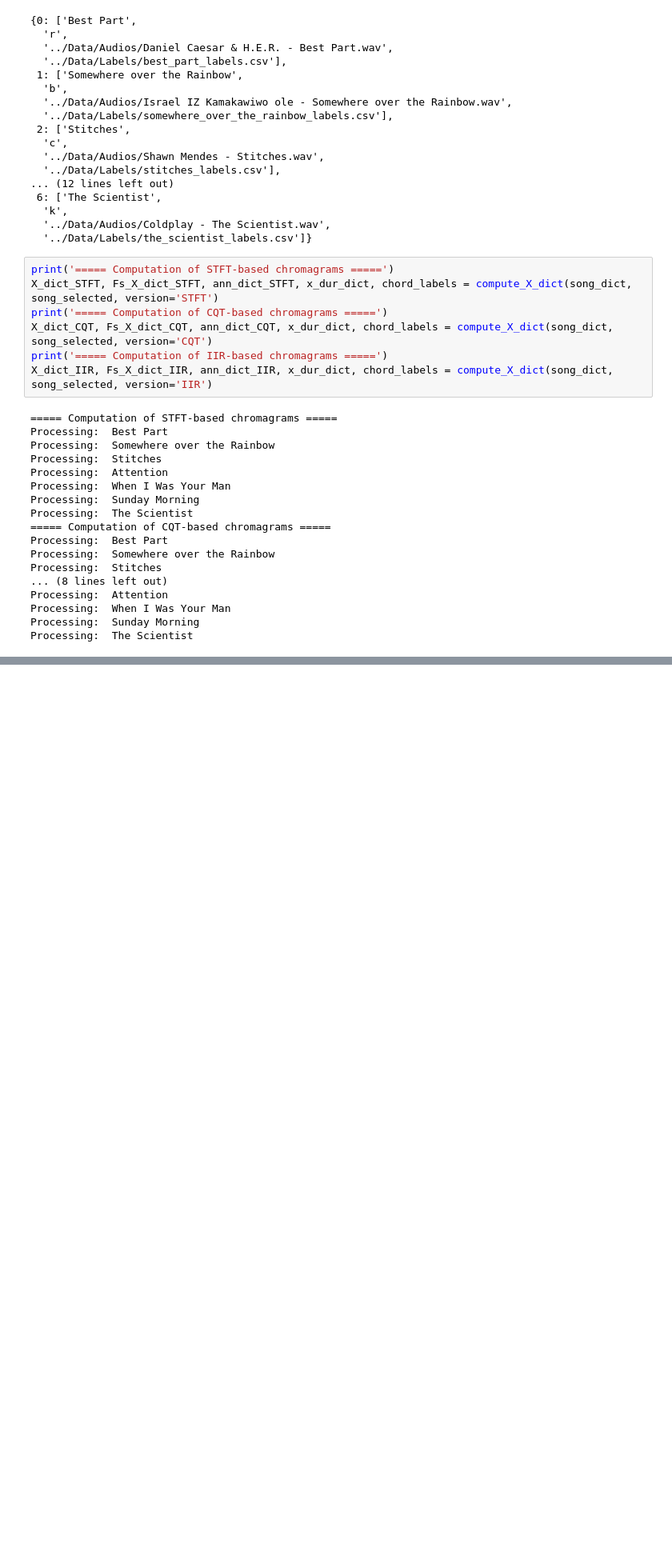
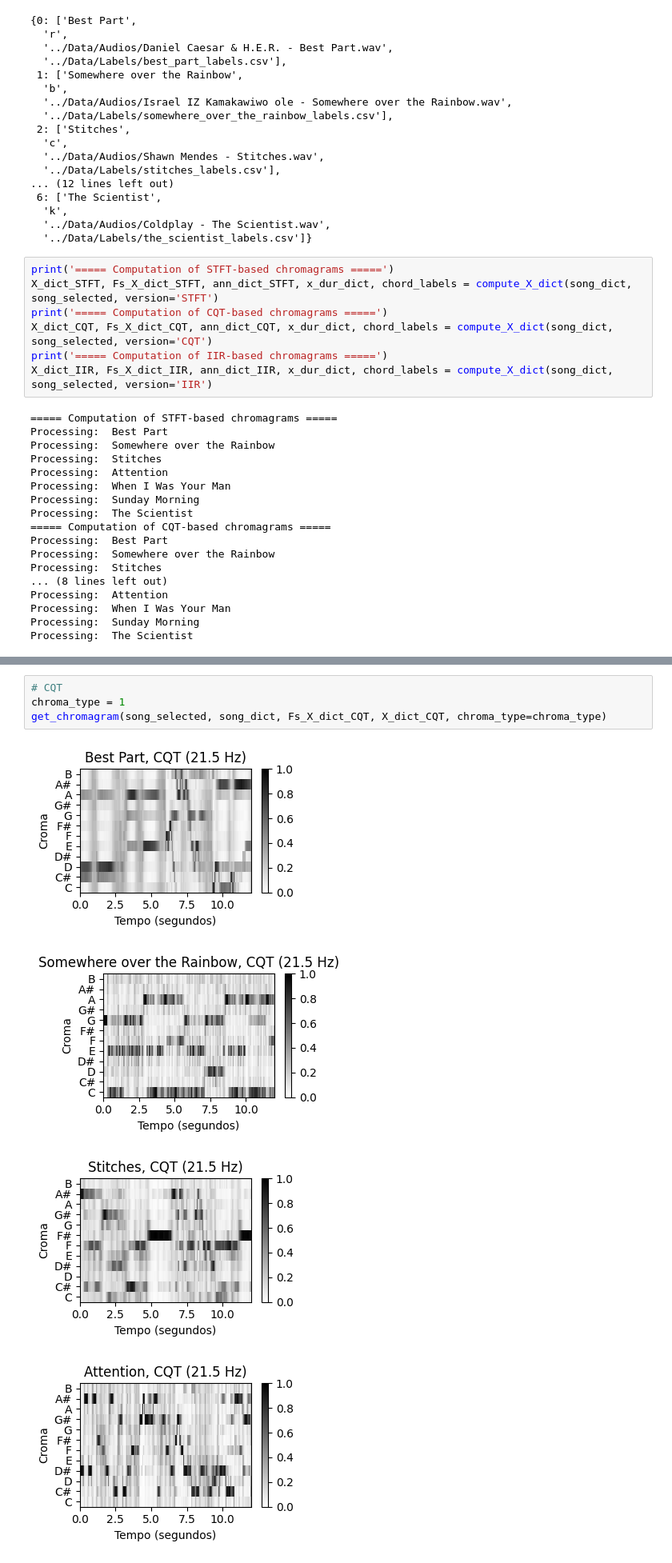
Before and after one commit to RodrigoPita/TCC, a Jupyter notebook: Initial Tests/batch_5.ipynb, the cells around one changed output, grey strips where cells are left out. Shown at 80% size. Saved outputs shown, nothing was run; the diff lists cells and outputs as text; blank space fills up the shorter version.

```diff
--- a/Initial Tests/batch_5.ipynb
+++ b/Initial Tests/batch_5.ipynb
@@ -81,0 +83,9 @@ get_chromagrams(song_selected, song_dict, Fs_X_dict_STFT, X_dict_STFT, Fs_X_dict
+# %%
+# CQT
+chroma_type = 1
+get_chromagram(song_selected, song_dict, Fs_X_dict_CQT, X_dict_CQT, chroma_type=chroma_type)
+# %% [output]
+[figure, added]
+[figure, added]
+[figure, added]
+[figure, added]
```
Also changed, not shown: parts of 4 cells of this notebook, 12 other files.
